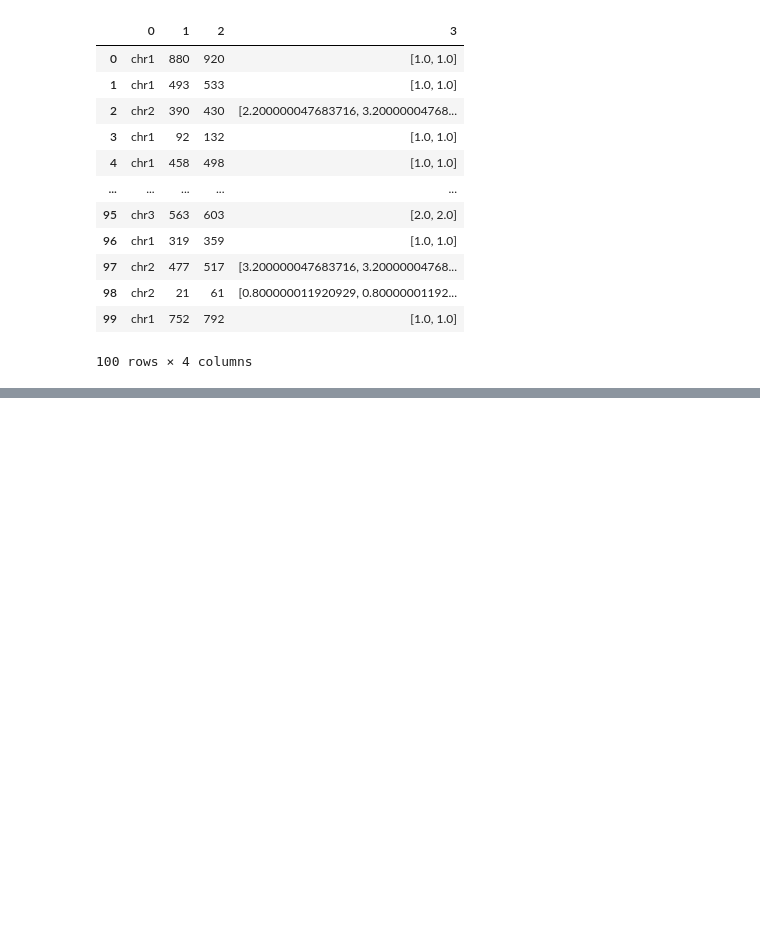
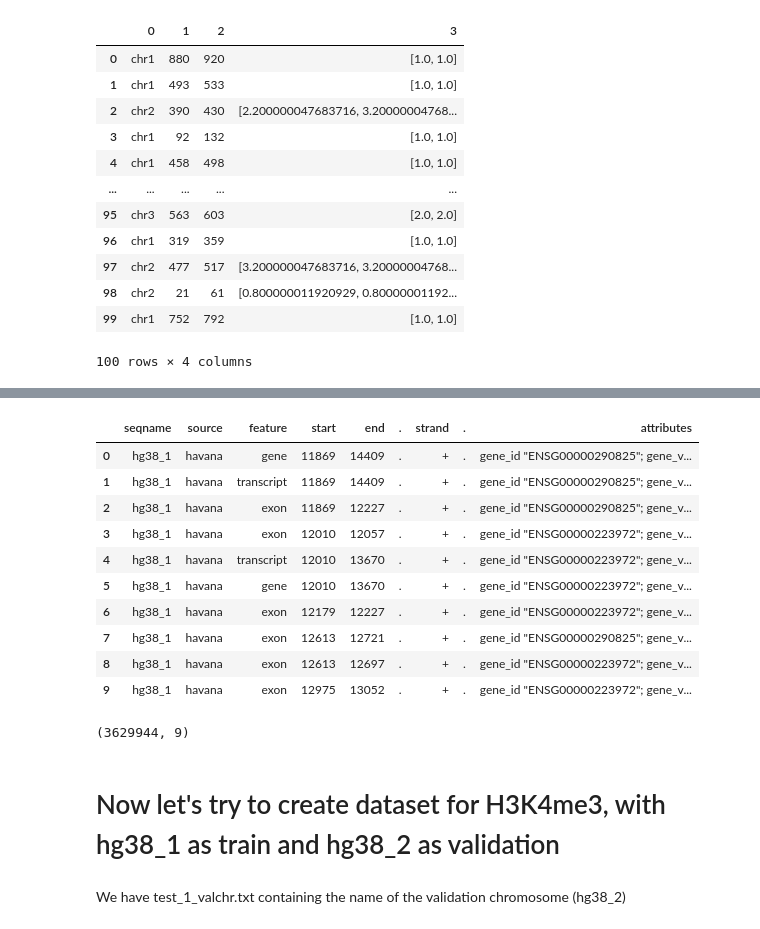
Before and after one commit to sgb67/enformer_loader_sgb, a Jupyter notebook: enformer_try.ipynb, the cells around one changed output, grey strips where cells are left out. Saved outputs shown, nothing was run; the diff lists cells and outputs as text; code cells hidden in the pictures; blank space fills up the shorter version.

Commit message:
enformer_start

```diff
--- a/enformer_try.ipynb
+++ b/enformer_try.ipynb
@@ -78,4 +130,9 @@ bed_df
 100 rows × 4 columns
 # %%
 # see how we could generate a train/val/test dataset for enformer
+gtf_file = "/lustre/scratch126/gengen/projects/graft/Dataset/reference/hg38_galGal6_chr1/gtf/GRCh38.GRCg6a.chr1.110.gtf"
+gtf_df = pd.read_csv(gtf_file, sep="\t", comment="#", header=None)
+# Give appropriate column names
+gtf_df.columns = ['seqname', 'source', 'feature', 'start', 'end', '.', 'strand', '.', 'attributes']
+gtf_df['seqname'].unique()
 # %% [output]
@@ -82,0 +151,22 @@ NameError: name 'scripts' is not defined
+# %%
+gtf_df.iloc[0:10,:]
+# %% [output]
+|  | seqname | source | feature | start | end | . | strand | . | attributes |
+| 0 | hg38_1 | havana | gene | 11869 | 14409 | . | + | . | gene_id "ENSG00000290825"; gene_v... |
+| 1 | hg38_1 | havana | transcript | 11869 | 14409 | . | + | . | gene_id "ENSG00000290825"; gene_v... |
+| 2 | hg38_1 | havana | exon | 11869 | 12227 | . | + | . | gene_id "ENSG00000290825"; gene_v... |
+| 3 | hg38_1 | havana | exon | 12010 | 12057 | . | + | . | gene_id "ENSG00000223972"; gene_v... |
+| 4 | hg38_1 | havana | transcript | 12010 | 13670 | . | + | . | gene_id "ENSG00000223972"; gene_v... |
+| 5 | hg38_1 | havana | gene | 12010 | 13670 | . | + | . | gene_id "ENSG00000223972"; gene_v... |
+| 6 | hg38_1 | havana | exon | 12179 | 12227 | . | + | . | gene_id "ENSG00000223972"; gene_v... |
+| 7 | hg38_1 | havana | exon | 12613 | 12721 | . | + | . | gene_id "ENSG00000290825"; gene_v... |
+| 8 | hg38_1 | havana | exon | 12613 | 12697 | . | + | . | gene_id "ENSG00000223972"; gene_v... |
+| 9 | hg38_1 | havana | exon | 12975 | 13052 | . | + | . | gene_id "ENSG00000223972"; gene_v... |
+# %%
+gtf_df.shape
+# %% [output]
+(3629944, 9)
+# %% [markdown]
+# Now let's try to create dataset for H3K4me3, with hg38_1 as train and hg38_2 as validation
+# %% [markdown]
+We have test_1_valchr.txt containing the name of the validation chromosome (hg38_2)
```
Also changed, not shown: parts of 6 cells of this notebook, 4 other files.
